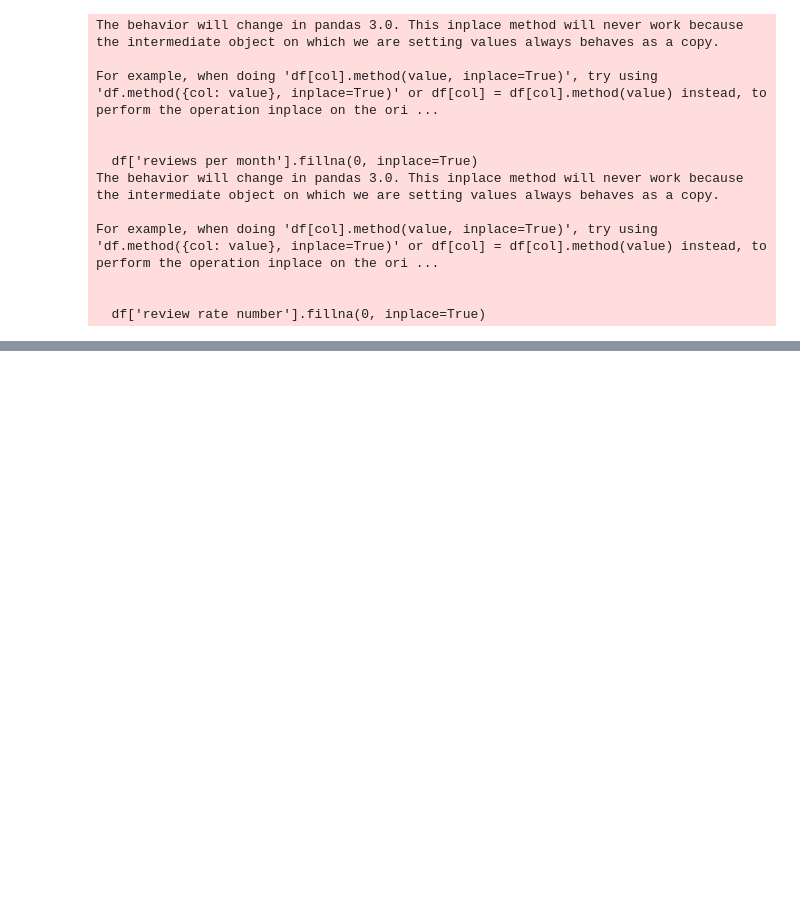
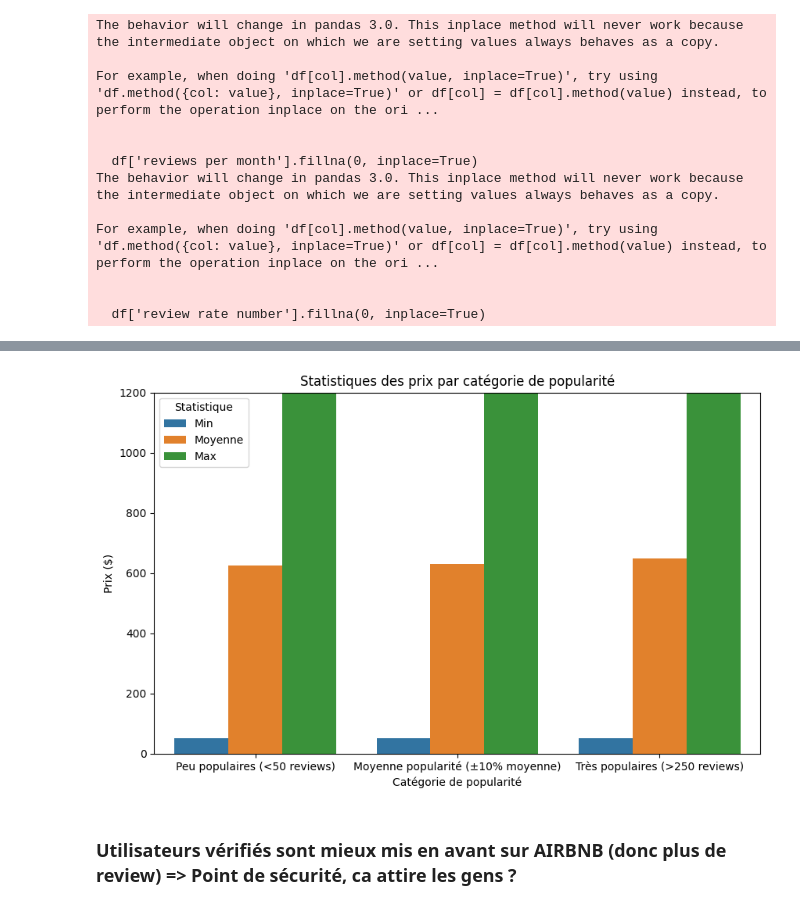
Before and after one commit to EthanVieville/4IABD_reporting_grp7, a Jupyter notebook: script.ipynb, the cells around one changed output, grey strips where cells are left out. Saved outputs shown, nothing was run; the diff lists cells and outputs as text; code cells hidden in the pictures; blank space fills up the shorter version.

```diff
--- a/script.ipynb
+++ b/script.ipynb
@@ -132,0 +190,29 @@ for summary in [summary_low, summary_med, summary_high]:
+# %%
+def summarize_price(group):
+    prices = group['price'].dropna()
+    return prices.min(), prices.mean(), prices.max()
+
+summary_stats = {}
+for label, group in [('Peu populaires (<50 reviews)', low_reviews),
+                     ('Moyenne popularité (±10% moyenne)', medium_reviews),
+                     ('Très populaires (>250 reviews)', high_reviews)]:
+    summary_stats[label] = summarize_price(group)
+
+# Préparer dataframe pour barplot
+stats_df = pd.DataFrame(summary_stats, index=['Min', 'Moyenne', 'Max']).T.reset_index().rename(columns={'index':'Categorie'})
+
+# Melt pour seaborn
+stats_melt = stats_df.melt(id_vars='Categorie', var_name='Statistique', value_name='Prix')
+
+plt.figure(figsize=(10,6))
+sns.barplot(x='Categorie', y='Prix', hue='Statistique', data=stats_melt)
+plt.title("Statistiques des prix par catégorie de popularité")
+plt.ylabel("Prix ($)")
+plt.xlabel("Catégorie de popularité")
+plt.ylim(0, stats_melt['Prix'].quantile(0.95))  # Limiter les valeurs extrêmes
+plt.legend(title='Statistique')
+plt.show()
+# %% [output]
+[figure, added]
+# %% [markdown]
+### Utilisateurs vérifiés sont mieux mis en avant sur AIRBNB (donc plus de review) => Point de sécurité, ca attire les gens ?
```
Also changed, not shown: parts of 21 cells of this notebook, 3 other files.
